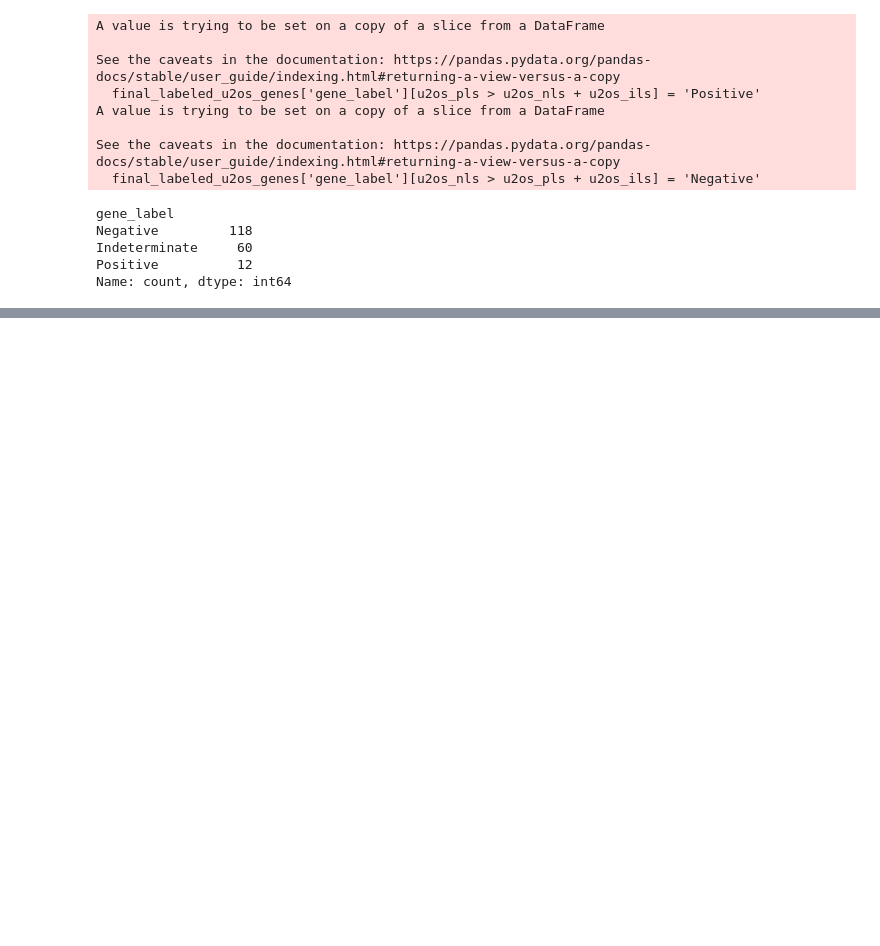
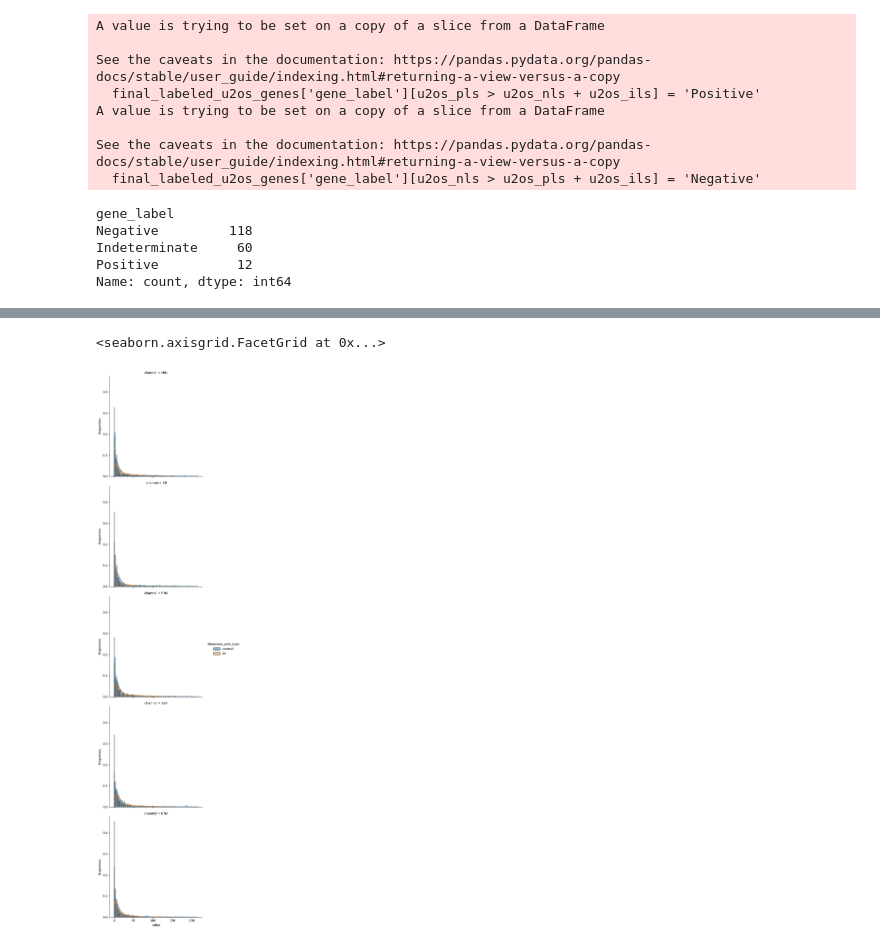
Before and after one commit to Craven-Biostat-Lab/morphology-prediction, a Jupyter notebook: data-loading-cpg0003.ipynb, the cells around one changed output, grey strips where cells are left out. Cells and saved outputs as stored; diff of their text form; code cells hidden in the pictures; blank space fills up the shorter version.

Commit message:
per-channel labels for U2OS Rosetta data

```diff
--- a/data-loading-cpg0003.ipynb
+++ b/data-loading-cpg0003.ipynb
@@ -652,0 +655,17 @@ final_labeled_u2os_genes.to_csv('data/cpg0003/u2os/gene_labels.csv')
+# %%
+# Defining per-channel columns
+
+# The channels are
+channels = ['Mito', 'ER', 'RNA', 'AGP', 'DNA']
+
+u2os_feature_channels = pd.DataFrame(
+    data={
+        channel: u2os_feature_cols.str.contains(channel)
+        for channel in channels
+    },
+    index=u2os_feature_cols
+)
+
+u2os_feature_channels['Count'] = u2os_feature_channels.sum(axis='columns')
+
+u2os_feature_channels
@@ -652,0 +686,30 @@ final_labeled_u2os_genes.to_csv('data/cpg0003/u2os/gene_labels.csv')
+# %%
+# Here we narrow down to features that refer to exactly one channel.
+
+u2os_exclusive_channels = u2os_feature_channels[u2os_feature_channels.Count == 1]
+# %%
+# Get SD counts
+annotated_u2os_channel_sd2 = pd.concat(
+    [
+        normalized_u2os_profiles[['Metadata_pert_type']]
+    ] + [
+        (normalized_u2os_profiles[u2os_exclusive_channels.index[u2os_exclusive_channels[channel]]].abs() > 2).sum(axis='columns').to_frame(name=channel)
+        for channel in channels
+    ],
+    axis='columns'
+)
+# %%
+long_annotated_u2os_channel_sd2 = annotated_u2os_channel_sd2.melt(id_vars='Metadata_pert_type', value_vars=channels, var_name='channel', ignore_index=False)
+
+sns.displot(
+    data=long_annotated_u2os_channel_sd2,
+    x='value',
+    row='channel',
+    hue='Metadata_pert_type',
+    kde=True,
+    common_norm=False,
+    stat='proportion'
+)
+# %% [output]
+<seaborn.axisgrid.FacetGrid at 0x...>
+[figure, added]
```
Also changed, not shown: parts of 8 cells of this notebook.
